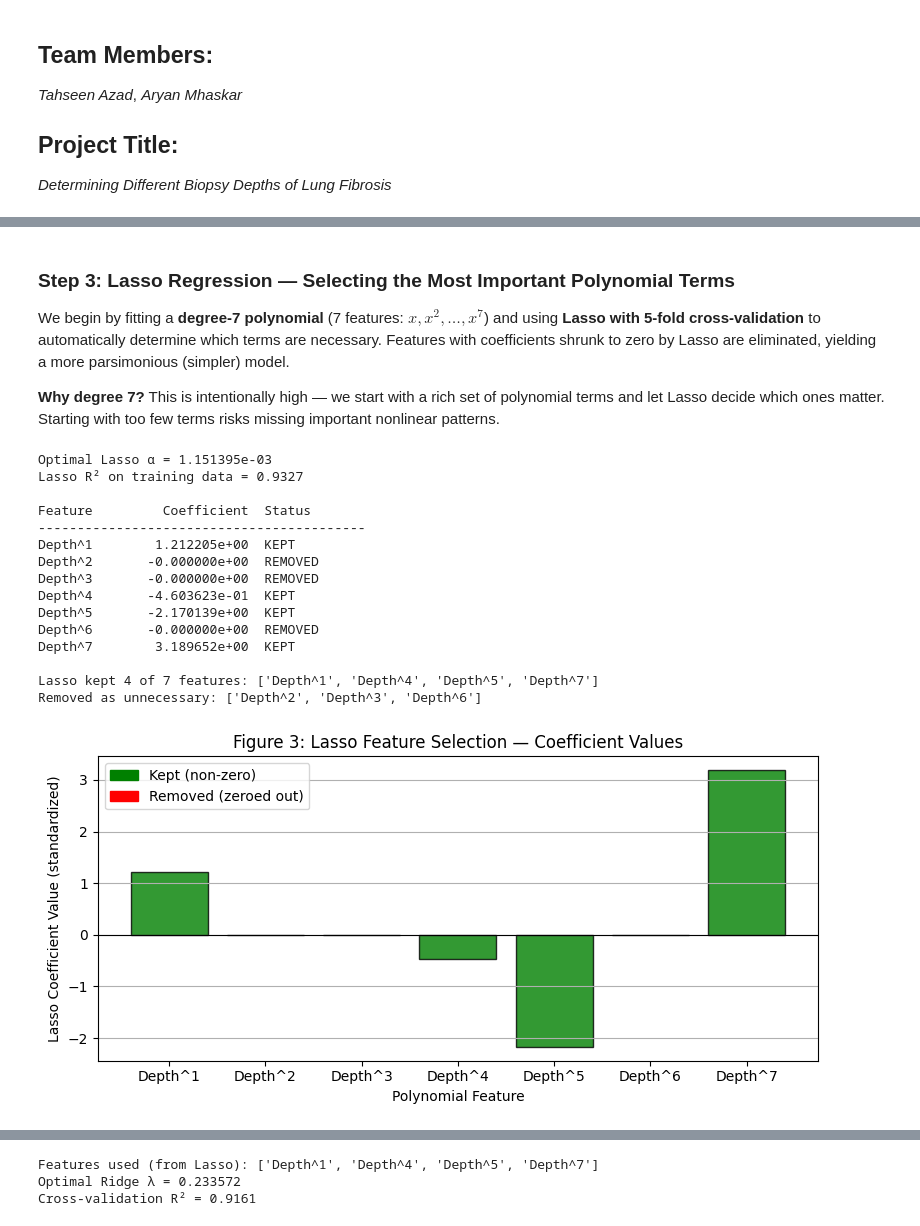
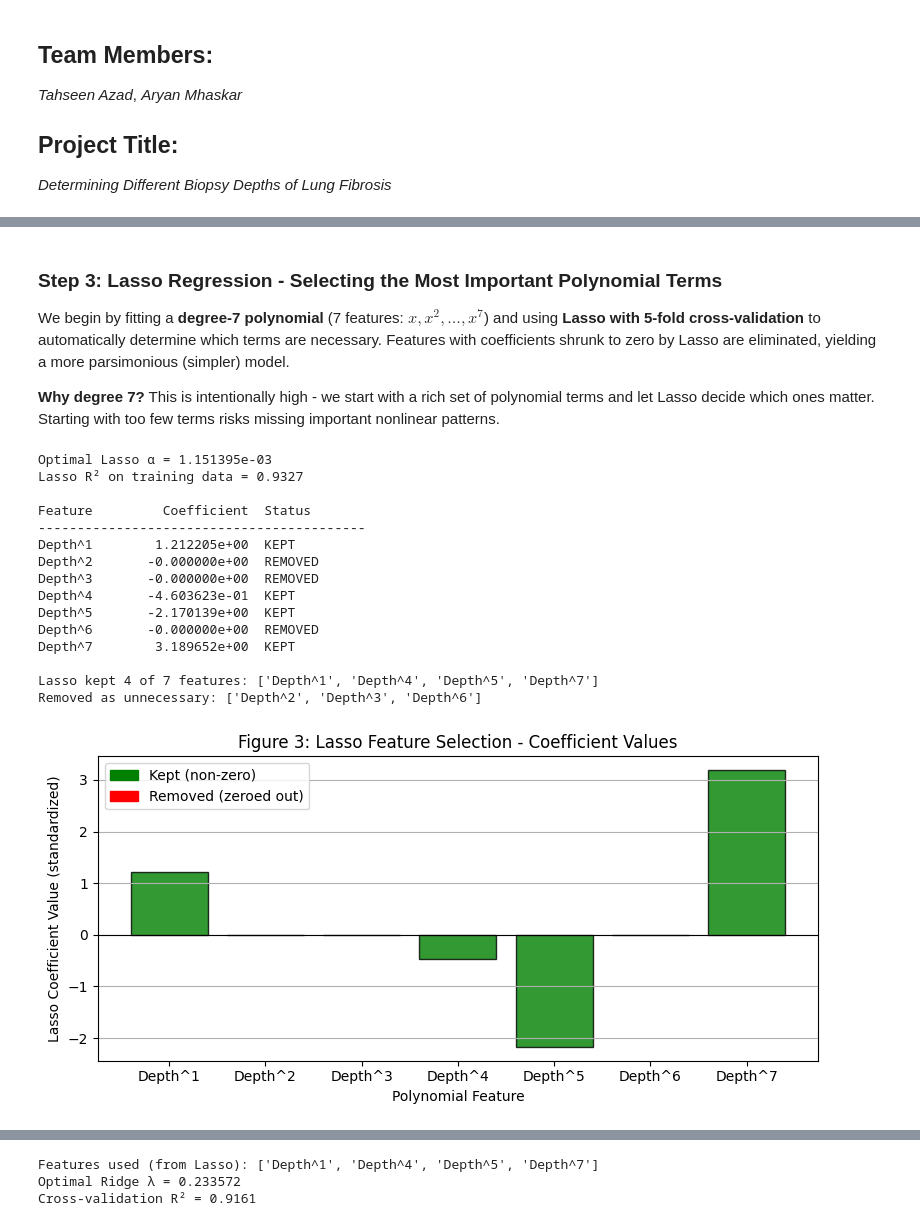
Before and after one commit to aryanmhaskar/Module-3-Fibrosis, a Jupyter notebook: Module 3 Template.ipynb, the cells around one changed output, grey strips where cells are left out. Cells and saved outputs as stored; diff of their text form; code cells hidden in the pictures.

```diff
--- a/Module 3 Template.ipynb
+++ b/Module 3 Template.ipynb
@@ -422,16 +442,16 @@ The regularization strength ($\alpha$ for Lasso, $\lambda$ for Ridge) is a **hyp
 # %% [markdown]
-### Step 3: Lasso Regression — Selecting the Most Important Polynomial Terms
+### Step 3: Lasso Regression - Selecting the Most Important Polynomial Terms
 
 We begin by fitting a **degree-7 polynomial** (7 features: $x, x^2, \ldots, x^7$) and using **Lasso with 5-fold cross-validation** to automatically determine which terms are necessary. Features with coefficients shrunk to zero by Lasso are eliminated, yielding a more parsimonious (simpler) model.
 
-**Why degree 7?** This is intentionally high — we start with a rich set of polynomial terms and let Lasso decide which ones matter. Starting with too few terms risks missing important nonlinear patterns.
+**Why degree 7?** This is intentionally high - we start with a rich set of polynomial terms and let Lasso decide which ones matter. Starting with too few terms risks missing important nonlinear patterns.
 # %%
 from sklearn.linear_model import Lasso, LassoCV, Ridge
 from sklearn.model_selection import train_test_split, KFold
 from sklearn.preprocessing import PolynomialFeatures, StandardScaler
 from sklearn.metrics import mean_squared_error, r2_score, mean_absolute_error
 
-# ─── Prepare features and train/test split ───
+# Prepare features and train/test split
 X = df['Depth'].values.reshape(-1, 1)  # Reshape to 2D array (required by sklearn)
 y = df['White_pct'].values             # Target: fibrosis percentage
 
@@ -440,7 +460,7 @@ X_train, X_test, y_train, y_test = train_test_split(
     X, y, test_size=0.2, random_state=42
 )
 
-# ─── Generate polynomial features up to degree 7 ───
+# Generate polynomial features up to degree 7
 # From depth x, create features: [x, x², x³, x⁴, x⁵, x⁶, x⁷]
 # include_bias=False because the model's intercept handles the constant term
 max_degree = 7
@@ -448,7 +468,7 @@ poly_all = PolynomialFeatures(degree=max_degree, include_bias=False)
 X_train_poly = poly_all.fit_transform(X_train)  # Fit on training data
 X_test_poly = poly_all.transform(X_test)         # Transform test data (no re-fitting!)
 
-# ─── CRITICAL: Scale features before regularization ───
+# CRITICAL: Scale features before regularization
 # Depth^1 ranges to ~10,000 while Depth^7 reaches ~10^28.
 # Without scaling, Lasso's penalty unfairly targets the tiny coefficients
 # of high-degree terms and zeros everything out.
@@ -460,15 +480,15 @@ X_test_scaled = scaler.transform(X_test_poly)         # Apply same transform to
 # Human-readable feature names for interpretation
 feature_names = [f'Depth^{i}' for i in range(1, max_degree + 1)]
 
-# ─── Lasso with cross-validation to find optimal α ───
-# We search α values from 10⁻³ to 10⁰ — this range is appropriate for our
+# Lasso with cross-validation to find optimal α
+# We search α values from 10⁻³ to 10⁰ - this range is appropriate for our
 # data scale (y has std ≈ 1.75) and allows Lasso to eliminate some features
 # while retaining the most important ones.
 alphas = np.logspace(-3, 0, 50)
 lasso_cv = LassoCV(alphas=alphas, cv=5, random_state=42, max_iter=100000)
 lasso_cv.fit(X_train_scaled, y_train)
 
-# ─── Report which features survived Lasso's L1 penalty ───
+# Report which features survived Lasso's L1 penalty
 lasso_coefs = lasso_cv.coef_
 print(f"Optimal Lasso α = {lasso_cv.alpha_:.6e}")
 print(f"Lasso R² on training data = {lasso_cv.score(X_train_scaled, y_train):.4f}\n")
@@ -478,7 +498,7 @@ for name, coef in zip(feature_names, lasso_coefs):
     status = "KEPT" if abs(coef) > 1e-10 else "REMOVED"
     print(f"{name:<12s} {coef:>14.6e}  {status}")
 
-# ─── Identify and store which features survived ───
+# Identify and store which features survived
 selected_mask = np.abs(lasso_coefs) > 1e-10  # Boolean mask: True = kept
 n_selected = np.sum(selected_mask)
 selected_names = [name for name, keep in zip(feature_names, selected_mask) if keep]
@@ -487,40 +507,40 @@ print(f"\nLasso kept {n_selected} of {max_degree} features: {selected_names}")
 if removed_names:
     print(f"Removed as unnecessary: {removed_names}")
 
-# ─── Create reduced feature matrices (only Lasso-selected columns) ───
+# Create reduced feature matrices (only Lasso-selected columns)
 X_train_selected = X_train_scaled[:, selected_mask]
 X_test_selected = X_test_scaled[:, selected_mask]
 
-# ─── Visualize Lasso coefficients ───
+# Visualize Lasso coefficients
 fig, ax = plt.subplots(figsize=(8, 4))
 colors = ['green' if abs(c) > 1e-10 else 'red' for c in lasso_coefs]
 ax.bar(feature_names, lasso_coefs, color=colors, edgecolor='black', alpha=0.8)
 ax.axhline(0, color='black', linewidth=0.8)
 ax.set_xlabel('Polynomial Feature')
 ax.set_ylabel('Lasso Coefficient Value (standardized)')
-ax.set_title('Figure 3: Lasso Feature Selection — Coefficient Values')
+ax.set_title('Figure 3: Lasso Feature Selection - Coefficient Values')
 from matplotlib.patches import Patch
 ax.legend(handles=[Patch(color='green', label='Kept (non-zero)'),
                    Patch(color='red', label='Removed (zeroed out)')],
           loc='best')
 ax.grid(True, axis='y')
 plt.tight_layout()
 plt.show()
 # %% [output]
 Optimal Lasso α = 1.151395e-03
 Lasso R² on training data = 0.9327
 
 Feature         Coefficient  Status
 ------------------------------------------
 Depth^1        1.212205e+00  KEPT
 Depth^2       -0.000000e+00  REMOVED
 Depth^3       -0.000000e+00  REMOVED
 Depth^4       -4.603623e-01  KEPT
 Depth^5       -2.170139e+00  KEPT
 Depth^6       -0.000000e+00  REMOVED
 Depth^7        3.189652e+00  KEPT
 
 Lasso kept 4 of 7 features: ['Depth^1', 'Depth^4', 'Depth^5', 'Depth^7']
 Removed as unnecessary: ['Depth^2', 'Depth^3', 'Depth^6']
-[figure, old version]
+[figure, new version]
 # %% [markdown]
```
Also changed, not shown: parts of 26 cells of this notebook, 1 other file.
